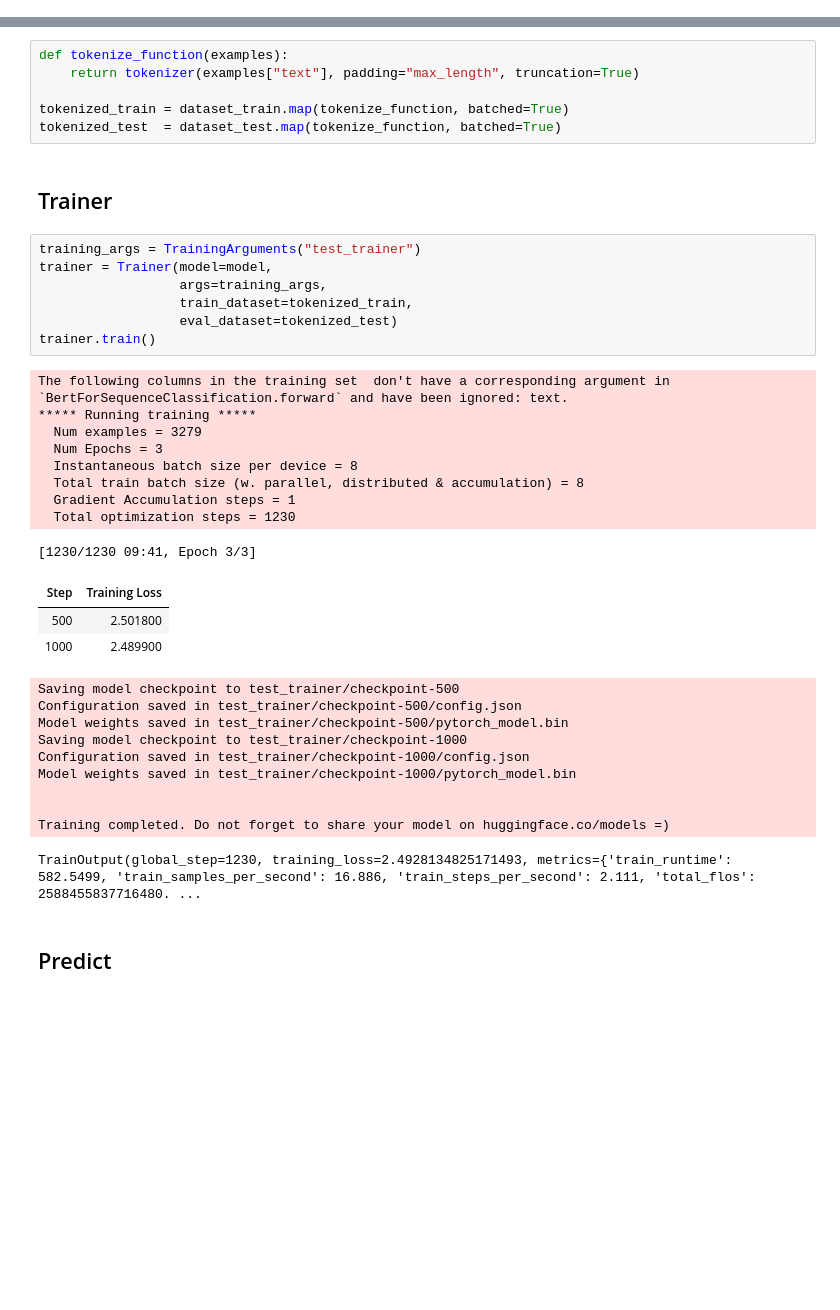
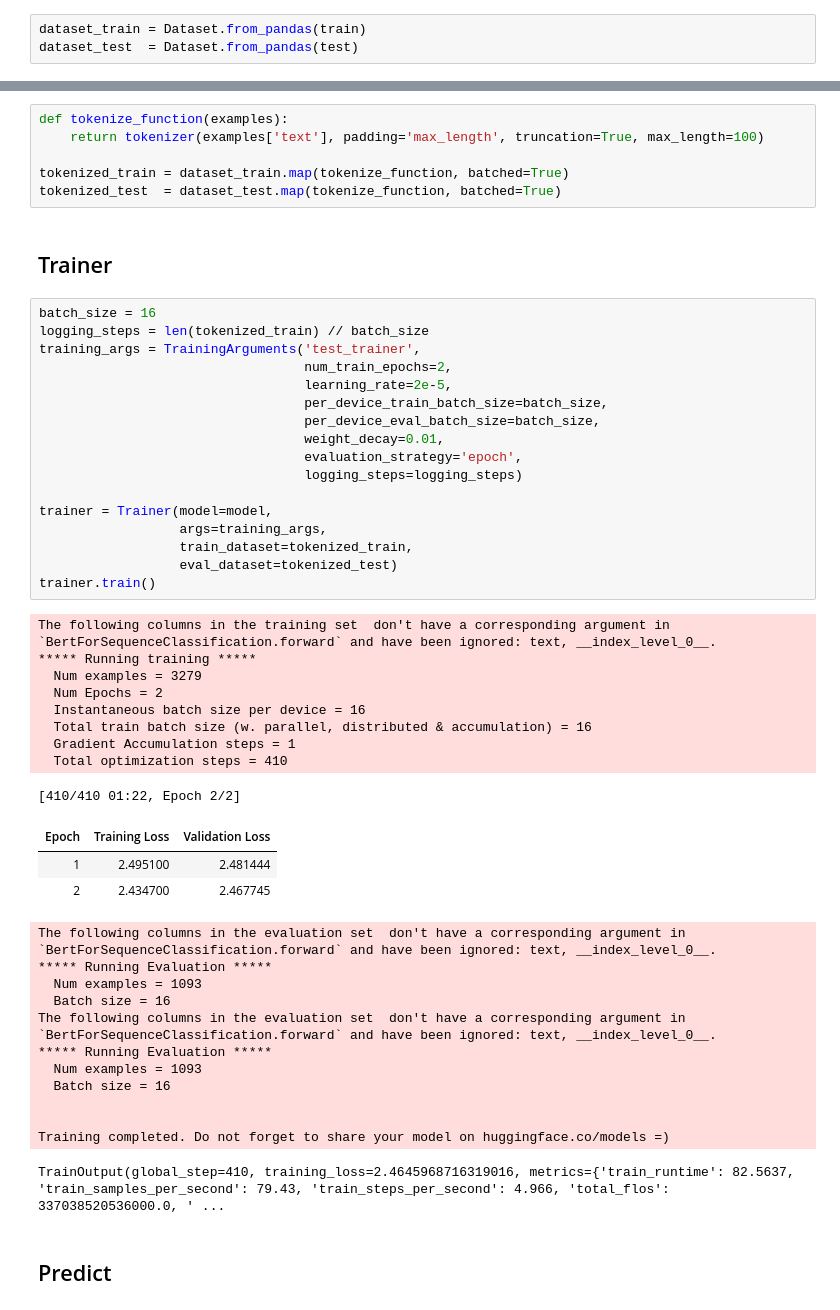
Before and after one commit to swilsonmfc/nlp, a Jupyter notebook: Horoscopes.ipynb, the cells around one changed output, grey strips where cells are left out. Drawn from its saved outputs; the diff is of its cells as text; blank space fills up the shorter version.

```diff
--- a/Horoscopes.ipynb
+++ b/Horoscopes.ipynb
@@ -428,43 +420,58 @@ dataset_test  = Dataset.from_pandas(test, features=Features({
+# %%
+dataset_train = Dataset.from_pandas(train)
+dataset_test  = Dataset.from_pandas(test)
 # %% [markdown]
 ## Tokenize
 # %%
 def tokenize_function(examples):
-    return tokenizer(examples["text"], padding="max_length", truncation=True)
+    return tokenizer(examples['text'], padding='max_length', truncation=True, max_length=100)
 
 tokenized_train = dataset_train.map(tokenize_function, batched=True)
 tokenized_test  = dataset_test.map(tokenize_function, batched=True)
 # %% [markdown]
 ## Trainer
 # %%
-training_args = TrainingArguments("test_trainer")
+batch_size = 16
+logging_steps = len(tokenized_train) // batch_size
+training_args = TrainingArguments('test_trainer',
+                                  num_train_epochs=2,
+                                  learning_rate=2e-5,
+                                  per_device_train_batch_size=batch_size,
+                                  per_device_eval_batch_size=batch_size,
+                                  weight_decay=0.01,
+                                  evaluation_strategy='epoch',
+                                  logging_steps=logging_steps)
+
 trainer = Trainer(model=model,
                   args=training_args,
                   train_dataset=tokenized_train,
                   eval_dataset=tokenized_test)
 trainer.train()
 # %% [output]
-The following columns in the training set  don't have a corresponding argument in `BertForSequenceClassification.forward` and have been ignored: text.
+The following columns in the training set  don't have a corresponding argument in `BertForSequenceClassification.forward` and have been ignored: text, __index_level_0__.
 ***** Running training *****
   Num examples = 3279
-  Num Epochs = 3
-  Instantaneous batch size per device = 8
-  Total train batch size (w. parallel, distributed & accumulation) = 8
+  Num Epochs = 2
+  Instantaneous batch size per device = 16
+  Total train batch size (w. parallel, distributed & accumulation) = 16
   Gradient Accumulation steps = 1
-  Total optimization steps = 1230
+  Total optimization steps = 410
-[1230/1230 09:41, Epoch 3/3]
+[410/410 01:22, Epoch 2/2]
-| Step | Training Loss |
-| 500 | 2.501800 |
-| 1000 | 2.489900 |
+| Epoch | Training Loss | Validation Loss |
+| 1 | 2.495100 | 2.481444 |
+| 2 | 2.434700 | 2.467745 |
-Saving model checkpoint to test_trainer/checkpoint-500
-Configuration saved in test_trainer/checkpoint-500/config.json
-Model weights saved in test_trainer/checkpoint-500/pytorch_model.bin
-Saving model checkpoint to test_trainer/checkpoint-1000
-Configuration saved in test_trainer/checkpoint-1000/config.json
-Model weights saved in test_trainer/checkpoint-1000/pytorch_model.bin
+The following columns in the evaluation set  don't have a corresponding argument in `BertForSequenceClassification.forward` and have been ignored: text, __index_level_0__.
+***** Running Evaluation *****
+  Num examples = 1093
+  Batch size = 16
+The following columns in the evaluation set  don't have a corresponding argument in `BertForSequenceClassification.forward` and have been ignored: text, __index_level_0__.
+***** Running Evaluation *****
+  Num examples = 1093
+  Batch size = 16
 
 
 Training completed. Do not forget to share your model on huggingface.co/models =)
-TrainOutput(global_step=1230, training_loss=2.4928134825171493, metrics={'train_runtime': 582.5499, 'train_samples_per_second': 16.886, 'train_steps_per_second': 2.111, 'total_flos': 2588455837716480. ...
+TrainOutput(global_step=410, training_loss=2.4645968716319016, metrics={'train_runtime': 82.5637, 'train_samples_per_second': 79.43, 'train_steps_per_second': 4.966, 'total_flos': 337038520536000.0, ' ...
 # %% [markdown]
 ## Predict
 # %%
```
Also changed, not shown: parts of 23 cells of this notebook.
